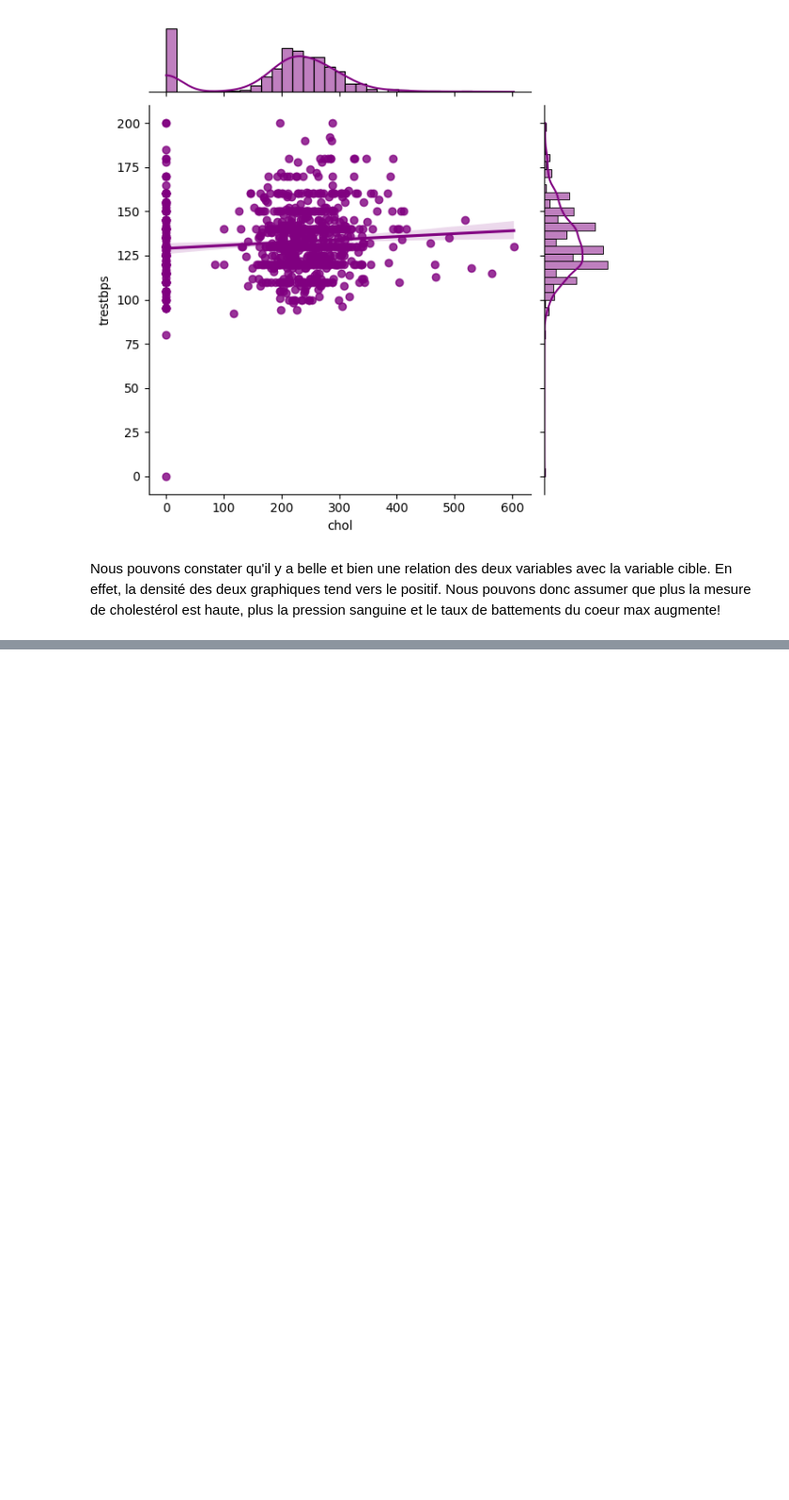
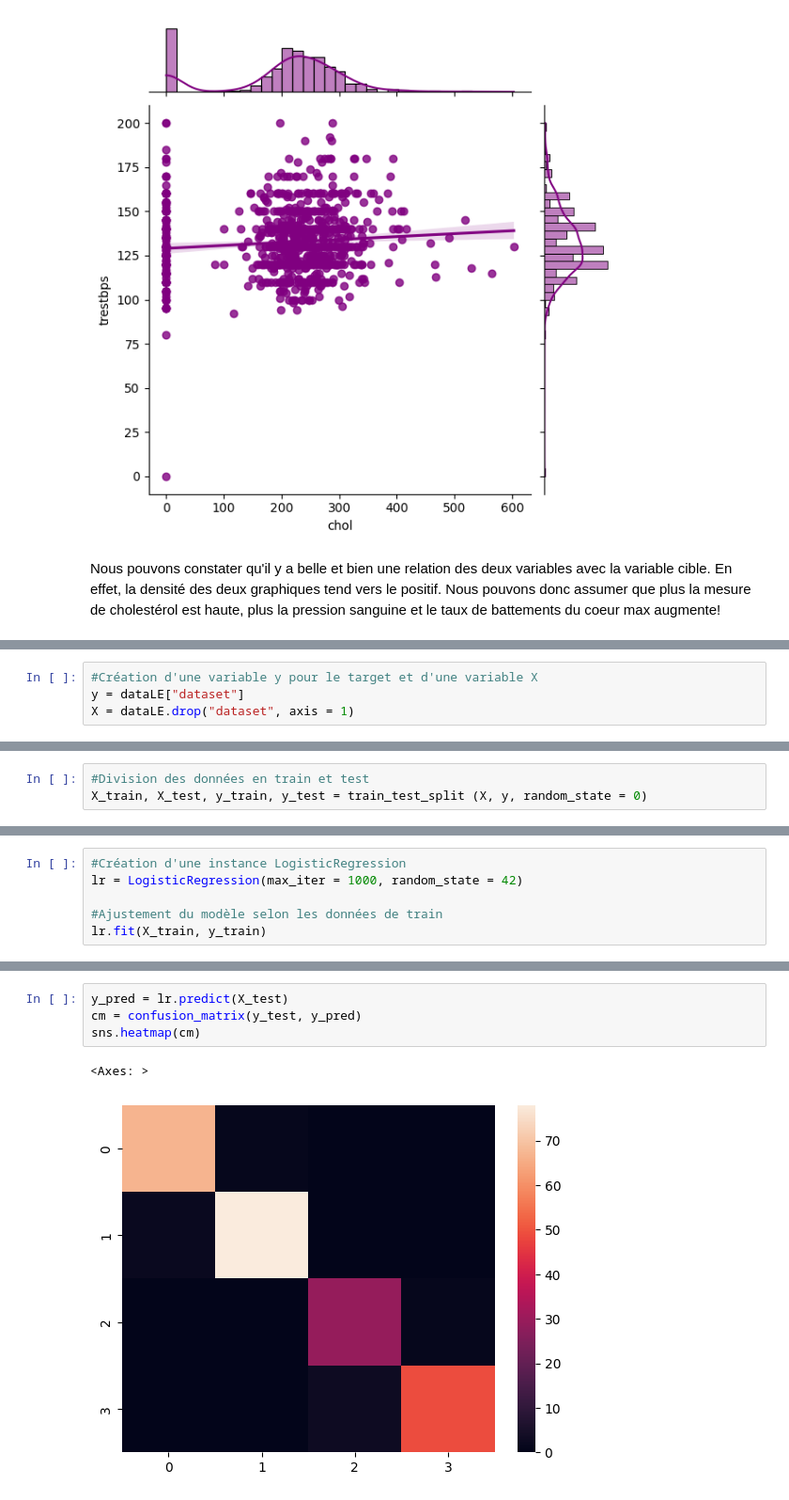
Before and after one commit to DuhRandomGuy/Projet-final-SDD1002, a Jupyter notebook: final.ipynb, the cells around one changed output, grey strips where cells are left out. Shown at 94% size. Drawn from its saved outputs; the diff is of its cells as text; blank space fills up the shorter version.

Commit message:
Progression confusion matrix

```diff
--- a/final.ipynb
+++ b/final.ipynb
@@ -210,0 +209,4 @@ cm = confusion_matrix(y_test, )
+# %%
+#Création d'une variable y pour le target et d'une variable X
+y = dataLE["dataset"]
+X = dataLE.drop("dataset", axis = 1)
@@ -210,0 +215,3 @@ cm = confusion_matrix(y_test, )
+# %%
+#Division des données en train et test
+X_train, X_test, y_train, y_test = train_test_split (X, y, random_state = 0)
@@ -210,0 +220,6 @@ cm = confusion_matrix(y_test, )
+# %%
+#Création d'une instance LogisticRegression
+lr = LogisticRegression(max_iter = 1000, random_state = 42)
+
+#Ajustement du modèle selon les données de train
+lr.fit(X_train, y_train)
@@ -210,0 +235,7 @@ cm = confusion_matrix(y_test, )
+# %%
+y_pred = lr.predict(X_test)
+cm = confusion_matrix(y_test, y_pred)
+sns.heatmap(cm)
+# %% [output]
+<Axes: >
+[figure, added]
```
Also changed, not shown: parts of 6 cells of this notebook.
